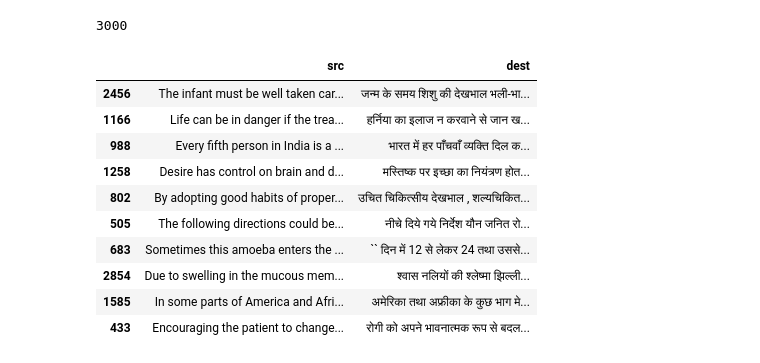
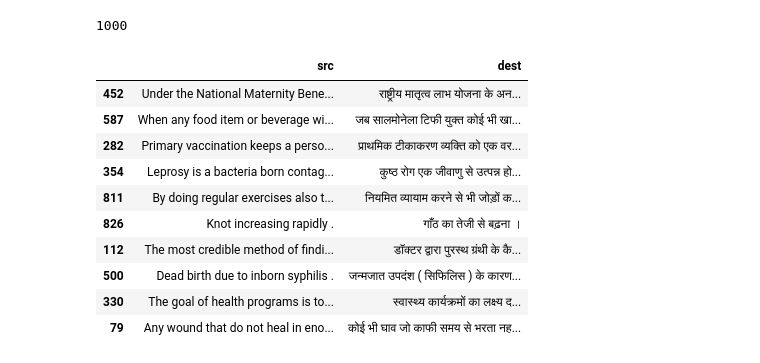
Before and after one commit to pnjha/NLP-Assignments, a Jupyter notebook: s2sattn.ipynb, the cells around one changed output. Cells and saved outputs as stored; diff of their text form; code cells hidden in the pictures.

```diff
--- a/s2sattn.ipynb
+++ b/s2sattn.ipynb
@@ -36,23 +46,23 @@ from nltk.translate.bleu_score import SmoothingFunction
 # %%
 X = pd.read_table('./NLA S20 - Assignment 2 Data/enghin/train.en', names=['src'])
 Y = pd.read_table('./NLA S20 - Assignment 2 Data/enghin/train.hi', names=['dest'])
-lines = pd.concat([X[:3000],Y[:3000]], axis=1)
+lines = pd.concat([X[:1000],Y[:1000]], axis=1)
 print(len(lines))
 # lines = shuffle(lines)
 lines.sample(10)
 # %% [output]
-3000
+1000
 |  | src | dest |
-| 2456 | The infant must be well taken car... | जन्म के समय शिशु की देखभाल भली-भा... |
-| 1166 | Life can be in danger if the trea... | हर्निया का इलाज न करवाने से जान ख... |
-| 988 | Every fifth person in India is a ... | भारत में हर पाँचवाँ व्यक्ति दिल क... |
-| 1258 | Desire has control on brain and d... | मस्तिष्क पर इच्छा का नियंत्रण होत... |
-| 802 | By adopting good habits of proper... | उचित चिकित्सीय देखभाल , शल्यचिकित... |
-| 505 | The following directions could be... | नीचे दिये गये निर्देश यौन जनित रो... |
-| 683 | Sometimes this amoeba enters the ... | `` दिन में 12 से लेकर 24 तथा उससे... |
-| 2854 | Due to swelling in the mucous mem... | श्‍वास नलियों की श्‍लेष्मा झिल्ली... |
-| 1585 | In some parts of America and Afri... | अमेरिका तथा अफ्रीका के कुछ भाग मे... |
-| 433 | Encouraging the patient to change... | रोगी को अपने भावनात्मक रूप से बदल... |
+| 452 | Under the National Maternity Bene... | राष्ट्रीय मातृत्व लाभ योजना के अन... |
+| 587 | When any food item or beverage wi... | जब सालमोनेला टिफी युक्त कोई भी खा... |
+| 282 | Primary vaccination keeps a perso... | प्राथमिक टीकाकरण व्यक्ति को एक वर... |
+| 354 | Leprosy is a bacteria born contag... | कुष्ठ रोग एक जीवाणु से उत्पन्न हो... |
+| 811 | By doing regular exercises also t... | नियमित व्यायाम करने से भी जोड़ों क... |
+| 826 | Knot increasing rapidly . | गाँठ का तेजी से बढ़ना । |
+| 112 | The most credible method of findi... | डॉक्टर द्वारा पुरस्थ ग्रंथी के कै... |
+| 500 | Dead birth due to inborn syphilis . | जन्मजात उपदंश ( सिफिलिस ) के कारण... |
+| 330 | The goal of health programs is to... | स्वास्थ्य कार्यक्रमों का लक्ष्य द... |
+| 79 | Any wound that do not heal in eno... | कोई भी घाव जो काफी समय से भरता नह... |
 # %%
 def process_data(data,append_char):
   data = data.apply(lambda x: x.lower())
```
Also changed, not shown: parts of 18 cells of this notebook.
